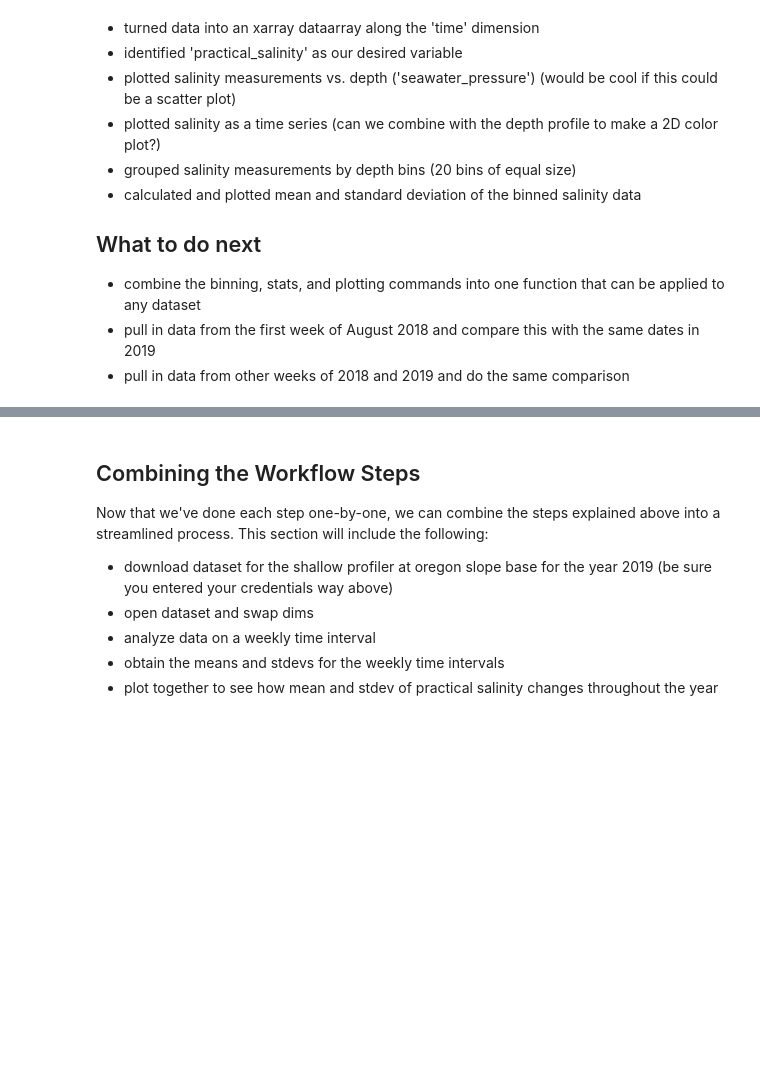
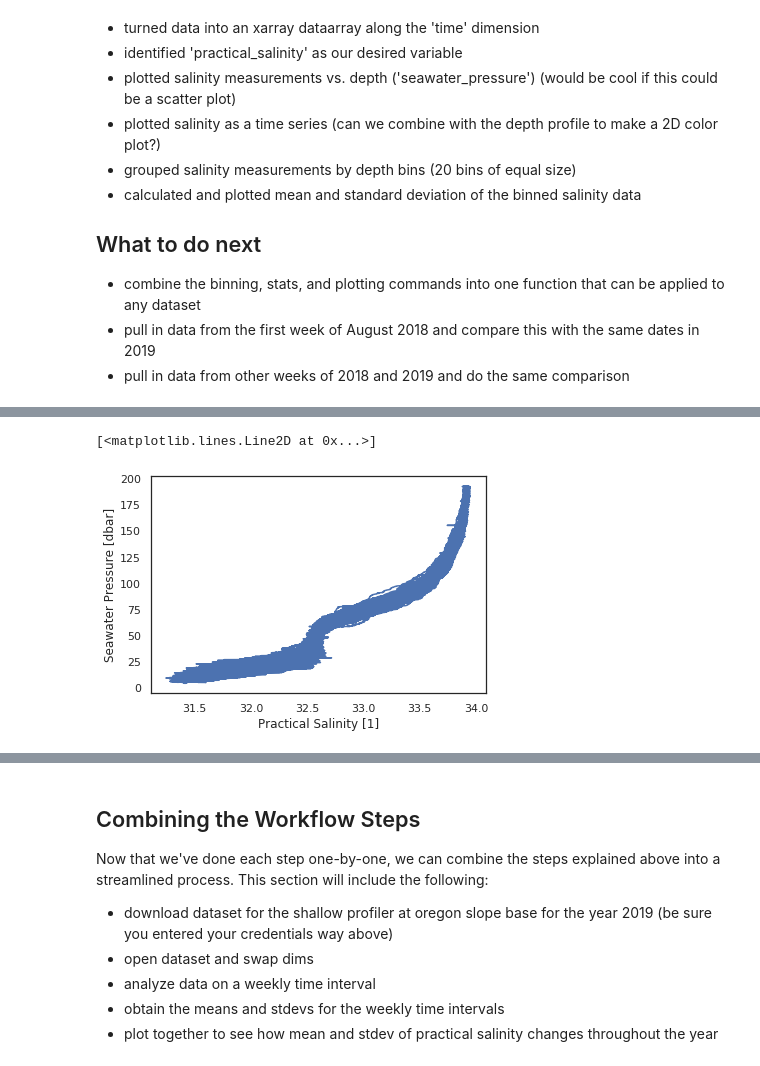
Before and after one commit to Sarah-BC/eScience-Work, a Jupyter notebook: canon-explore.ipynb, the cells around one changed output, grey strips where cells are left out. Saved outputs shown, nothing was run; the diff lists cells and outputs as text; code cells hidden in the pictures; blank space fills up the shorter version.

```diff
--- a/canon-explore.ipynb
+++ b/canon-explore.ipynb
@@ -347,0 +393,11 @@ Coordinates:
+# %%
+# Open dataset in read mode
+
+ds = xr.open_dataset(data_dir + 'OreSlope_ShallProf_CTD_2018-08-01_08-08.nc')     #Open file as xarray dataset
+ds = ds.swap_dims({'obs':'time'})                          #Swap default 'obs' dimension for 'time'
+depth = 'seawater_pressure'
+# %%
+ds.practical_salinity.plot(y = depth)
+# %% [output]
+[<matplotlib.lines.Line2D at 0x...>]
+[figure, added]
```
Also changed, not shown: parts of 29 cells of this notebook, 3 other files.
